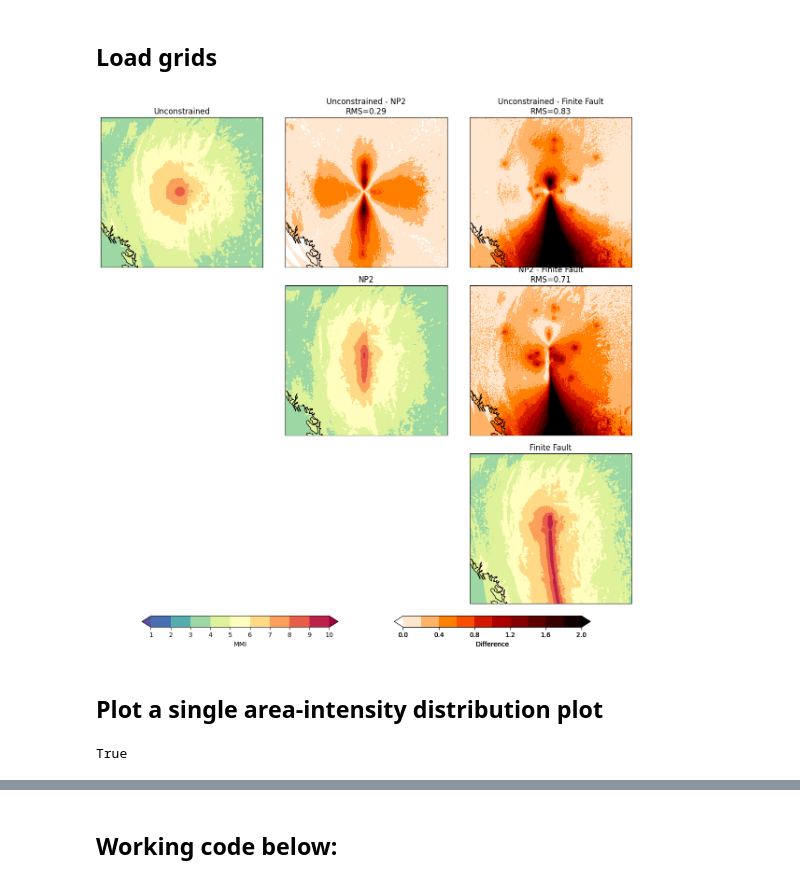
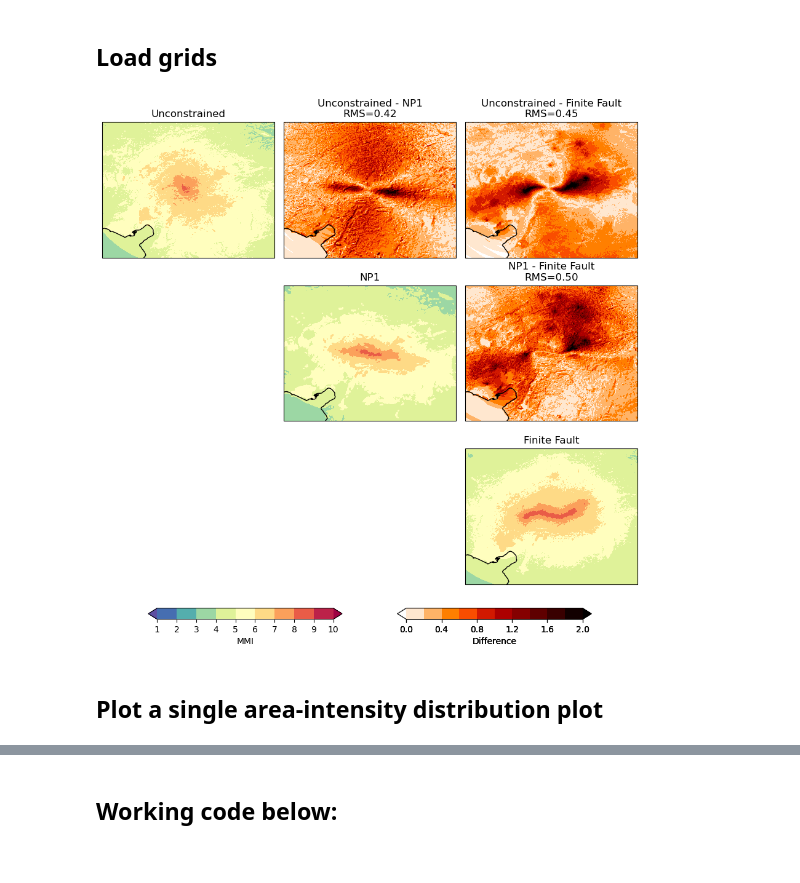
Before and after one commit to zoe-yin/shakemap-postprocess-tools, a Jupyter notebook: compare_shakemaps/calcDiff.ipynb, the cells around one changed output, grey strips where cells are left out. Drawn from its saved outputs; the diff is of its cells as text; code cells hidden in the pictures.

Commit message:
added subduction-specific inputs for ffsimmer-constrained

```diff
--- a/compare_shakemaps/calcDiff.ipynb
+++ b/compare_shakemaps/calcDiff.ipynb
@@ -23,22 +23,21 @@ from mapio.shake import ShakeGrid
 # grid4 = '/Users/hyin/shakemap_profiles/default/data/us6000pi9w/shakemap_reproduction/products/grid.xml'
 # labels = ["Unconstrained", "NP1-2","NP1","Finite Fault"]
 
-grid1='/Users/hyin/shakemap_profiles/default/data/us7000pn9s/ffsimmer_pointsource/products/grid.xml'
-grid2 = '/Users/hyin/shakemap_profiles/default/data/us7000pn9s/np1/products/grid.xml'
-grid3 = '/Users/hyin/shakemap_profiles/default/data/us7000pn9s/np2/products/grid.xml'
-grid4 = '/Users/hyin/shakemap_profiles/default/data/us7000pn9s/shakemap_reproduction/products/grid.xml'
+grid1='/Users/hyin/shakemap_profiles/default/data/us6000jlqa/ffsimmer_pointsource/products/grid.xml'
+grid2 = '/Users/hyin/shakemap_profiles/default/data/us6000jlqa/np1/products/grid.xml'
+grid3 = '/Users/hyin/shakemap_profiles/default/data/us6000jlqa/shakemap_reproduction/products/grid.xml'
+# grid4 = '/Users/hyin/shakemap_profiles/default/data/us7000pn9s/shakemap_reproduction/products/grid.xml'
 
 grid_files = [
     grid1,
-    # grid2,
+    grid2,
     grid3,
-    grid4
 ]
-labels = ["Unconstrained","NP2","Finite Fault"]
+labels = ["Unconstrained","NP1","Finite Fault"]
 
 imt = "mmi"
 threshold = 1.0
-output = f'/Users/hyin/shakemap_profiles/default/data/us7000pn9s/comparison/'
+output = f'/Users/hyin/shakemap_profiles/default/data/us6000jlqa/comparison/'
 # %% [markdown]
 ## Load grids
 # %%
@@ -71,7 +70,7 @@ lons = np.linspace(cutdict.xmin, cutdict.xmax, nx)
 # -------------------------
 n = len(arrays)
 
-fig = plt.figure(figsize=(4*n, 4*n))
+fig = plt.figure(figsize=(3*n, 3*n))
 
 mmi_levels = np.linspace(1, 10, 10)
 diff_levels = np.linspace(0, 2.0, 11)
@@ -110,39 +109,84 @@ for i in range(n):
 
             diff = a - b
             rms = np.sqrt(np.nanmean(diff**2))
 
             cs = ax.contourf(
                 lons, lats, np.flipud(np.abs(diff)),
                 diff_levels, cmap=plt.cm.gist_heat_r, extend="both"
             )
 
             # Diff colorbar
             cax2 = fig.add_axes([0.55, 0.05, 0.35, 0.02])
             fig.colorbar(cs, cax=cax2, orientation="horizontal").set_label("Difference")
 
 
             ax.set_title(f"{labels[i]} - {labels[j]}\nRMS={rms:.2f}")
 
         ax.coastlines()
 
 # -------------------------
 # COLORBARS (one for each type)
 # -------------------------
 # MMI colorbar
 cax1 = fig.add_axes([0.1, 0.05, 0.35, 0.02])
 fig.colorbar(cs, cax=cax1, orientation="horizontal").set_label("MMI")
 
 
 plt.tight_layout(rect=[0, 0.08, 1, 1])
 plt.savefig(f"{output}comparison_matrix.png", dpi=300)
 plt.show()
 # %% [output]
-[figure, old version]
+[figure, new version]
 # %% [markdown]
 ## Plot a single area-intensity distribution plot
 # %%
+def binned_area(arr, bin_edges, area_grid):
+    """
+    Compute area within each magnitude bin.
+
+    Parameters
+    ----------
+    arr : 2D array
+        Magnitude (e.g., MMI) grid.
+    bin_edges : 1D array
+        Bin edges (length N+1 defines N bins).
+        Example: np.arange(1.0, 10.5, 0.5)
+    area_grid : 2D array
+        Per-pixel area (km^2), same shape as arr.
+
+    Returns
+    -------
+    areas : 1D array
+        Area (km^2) in each bin.
+    fracs : 1D array
+        Fraction of total valid area in each bin.
+    total_area : float
+        Total valid area (km^2).
+    """
+    # Handle MaskedArray -> NaN
+    # data = arr.filled(np.nan) if np.ma.isMaskedArray(arr) else arr
+    data = arr
+    finite = np.isfinite(data)
+
+    total_area = area_grid[finite].sum()
+
+    areas = []
+    for i in range(len(bin_edges) - 1):
+        lo = bin_edges[i]
+        hi = bin_edges[i + 1]
+
+        # Left-inclusive, right-exclusive except last bin
+        if i == len(bin_edges) - 2:
+            mask = finite & (data >= lo) & (data <= hi)
+        else:
+            mask = finite & (data >= lo) & (data < hi)
+
+        areas.append(area_grid[mask].sum())
+
+    areas = np.array(areas, dtype=float)
+    fracs = areas / total_area if total_area > 0 else np.zeros_like(areas)
+
+    return areas, fracs, total_area
-# %% [output]
-True
 # %%
 import numpy as np
 import matplotlib.pyplot as plt
```
Also changed, not shown: parts of 7 cells of this notebook, 4 other files.
